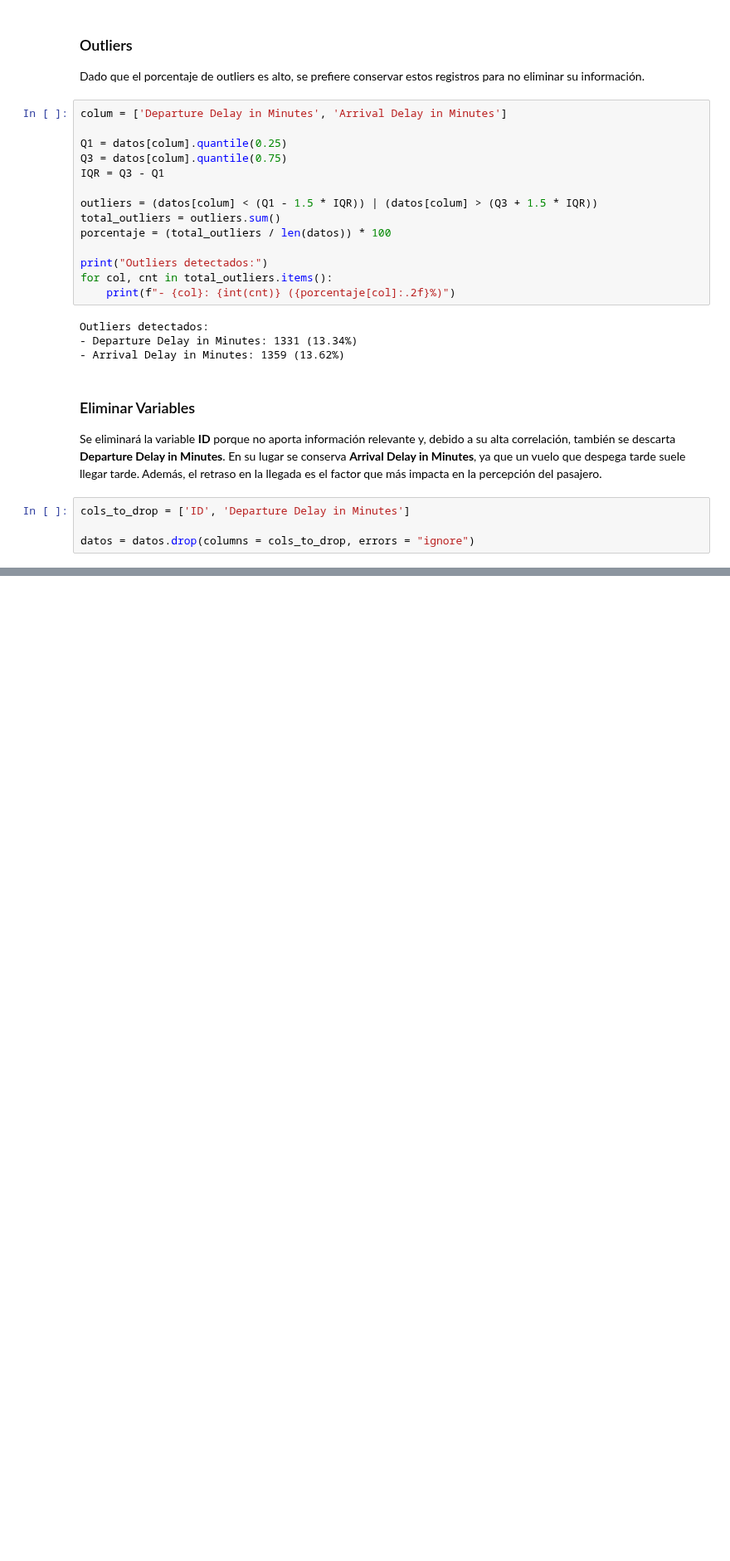
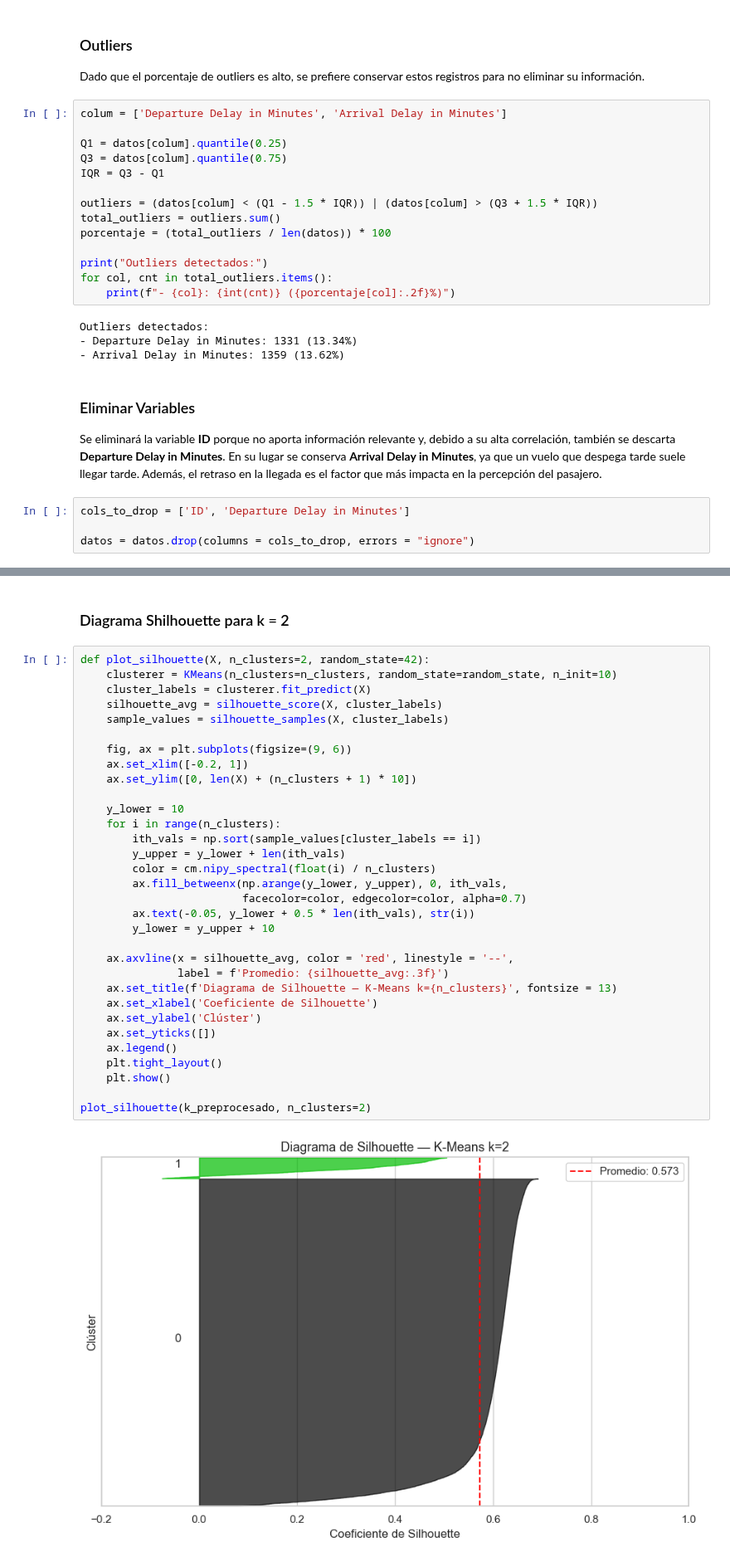
Before and after one commit to estefania-garcia/L4-Tarea-de-Agrupacion, a Jupyter notebook: Laboratorio 4.ipynb, the cells around one changed output, grey strips where cells are left out. Shown at 83% size. Drawn from its saved outputs; the diff is of its cells as text; blank space fills up the shorter version.

```diff
--- a/Laboratorio 4.ipynb
+++ b/Laboratorio 4.ipynb
@@ -308,0 +326,36 @@ K óptimo según Silhouette: 2
+# %% [markdown]
+### Diagrama Shilhouette para k = 2
+# %%
+def plot_silhouette(X, n_clusters=2, random_state=42):
+    clusterer = KMeans(n_clusters=n_clusters, random_state=random_state, n_init=10)
+    cluster_labels = clusterer.fit_predict(X)
+    silhouette_avg = silhouette_score(X, cluster_labels)
+    sample_values = silhouette_samples(X, cluster_labels)
+
+    fig, ax = plt.subplots(figsize=(9, 6))
+    ax.set_xlim([-0.2, 1])
+    ax.set_ylim([0, len(X) + (n_clusters + 1) * 10])
+
+    y_lower = 10
+    for i in range(n_clusters):
+        ith_vals = np.sort(sample_values[cluster_labels == i])
+        y_upper = y_lower + len(ith_vals)
+        color = cm.nipy_spectral(float(i) / n_clusters)
+        ax.fill_betweenx(np.arange(y_lower, y_upper), 0, ith_vals,
+                         facecolor=color, edgecolor=color, alpha=0.7)
+        ax.text(-0.05, y_lower + 0.5 * len(ith_vals), str(i))
+        y_lower = y_upper + 10
+
+    ax.axvline(x = silhouette_avg, color = 'red', linestyle = '--',
+               label = f'Promedio: {silhouette_avg:.3f}')
+    ax.set_title(f'Diagrama de Silhouette — K-Means k={n_clusters}', fontsize = 13)
+    ax.set_xlabel('Coeficiente de Silhouette')
+    ax.set_ylabel('Clúster')
+    ax.set_yticks([])
+    ax.legend()
+    plt.tight_layout()
+    plt.show()
+
+plot_silhouette(k_preprocesado, n_clusters=2)
+# %% [output]
+[figure, added]
```
Also changed, not shown: parts of 42 cells of this notebook.
